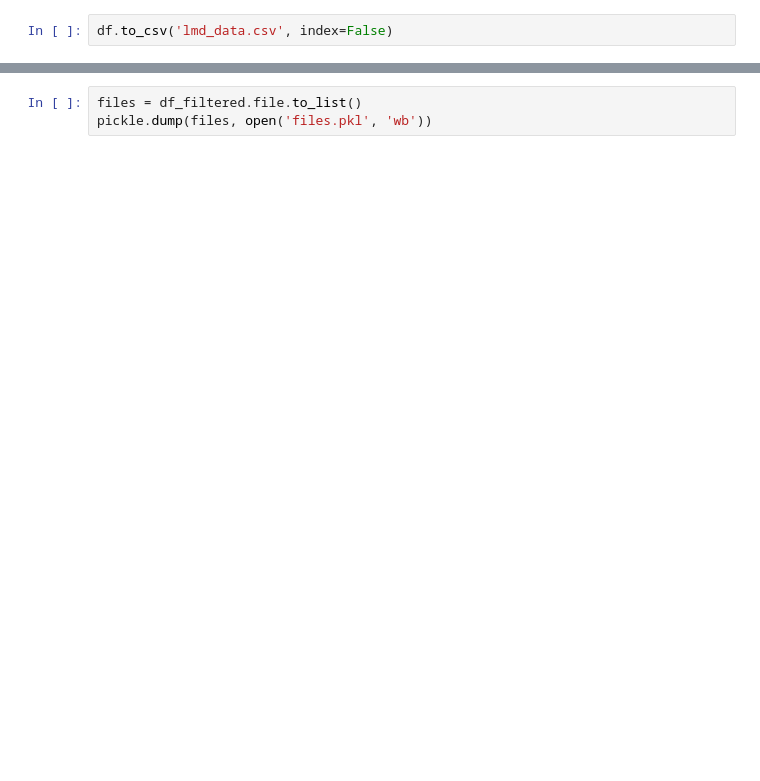
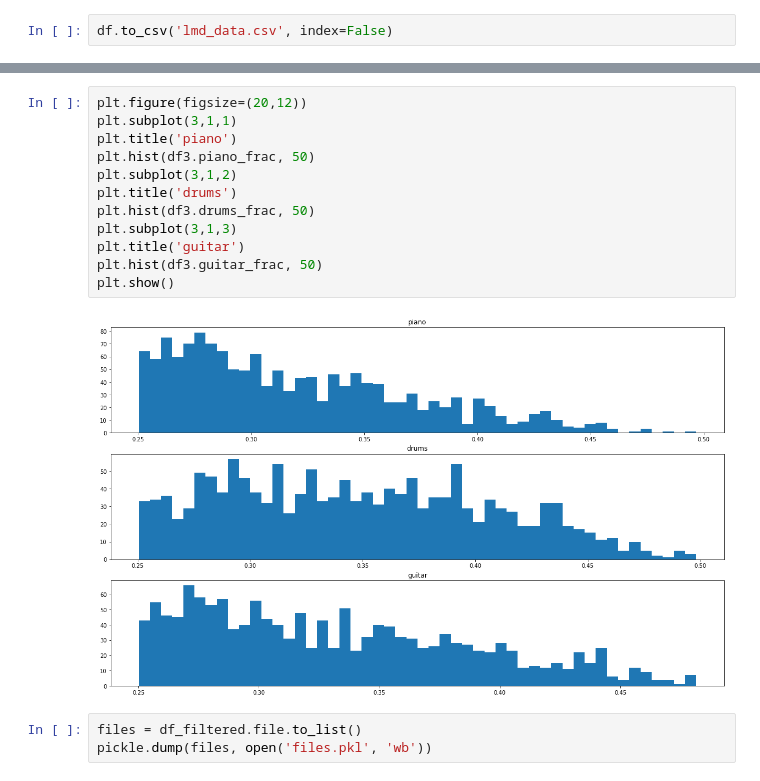
Before and after one commit to s-omranpour/MSG, a Jupyter notebook: data analysis.ipynb, the cells around one changed output, grey strips where cells are left out. Cells and saved outputs as stored; diff of their text form; blank space fills up the shorter version.

```diff
--- a/data analysis.ipynb
+++ b/data analysis.ipynb
@@ -59,3 +95,17 @@ df_filtered.shape
+# %%
+plt.figure(figsize=(20,12))
+plt.subplot(3,1,1)
+plt.title('piano')
+plt.hist(df3.piano_frac, 50)
+plt.subplot(3,1,2)
+plt.title('drums')
+plt.hist(df3.drums_frac, 50)
+plt.subplot(3,1,3)
+plt.title('guitar')
+plt.hist(df3.guitar_frac, 50)
+plt.show()
+# %% [output]
+[figure, added]
 # %%
 files = df_filtered.file.to_list()
 pickle.dump(files, open('files.pkl', 'wb'))
```
Also changed, not shown: parts of 9 cells of this notebook, 5 other files.
